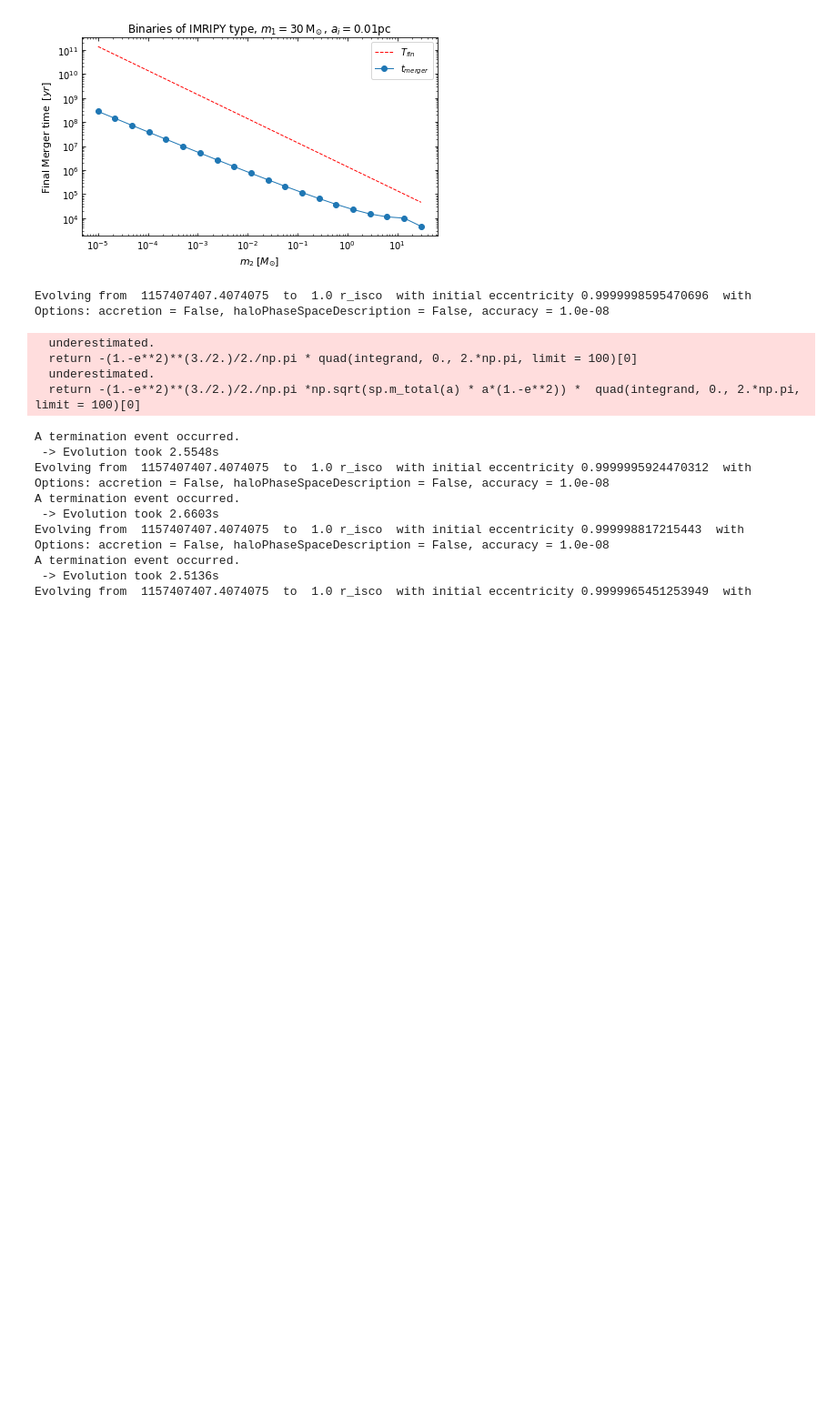
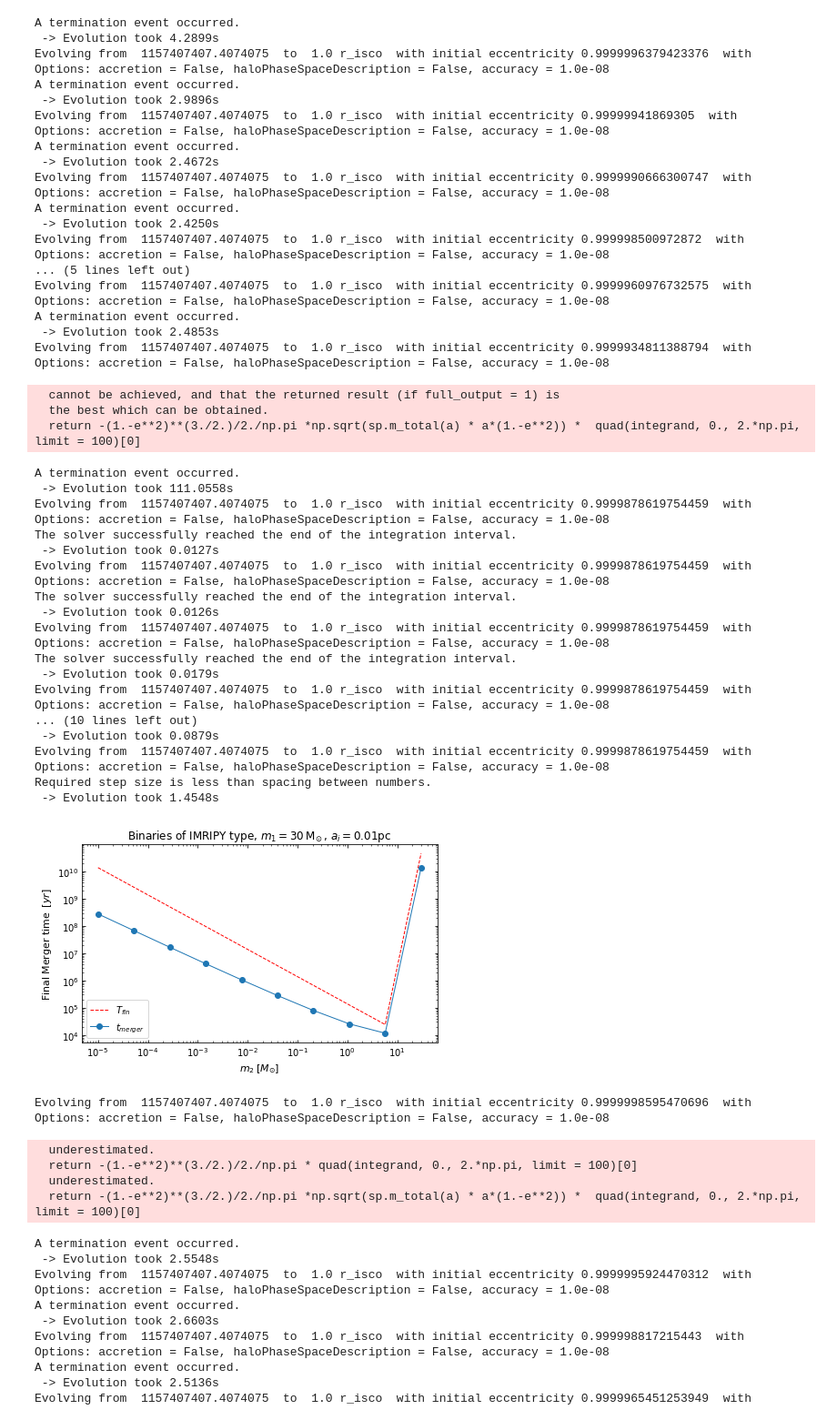
Before and after one commit to pratibhajangra591/Ifca-github, a Jupyter notebook: tm_imripy.ipynb, the cells around one changed output. Shown at 91% size. Cells and saved outputs as stored; diff of their text form; code cells hidden in the pictures; blank space fills up the shorter version.

```diff
--- a/tm_imripy.ipynb
+++ b/tm_imripy.ipynb
@@ -32,7 +32,7 @@ year_to_pc = 0.3064
 
 
 
-m_2 = np.geomspace(1e-5, 30, 20)
+m_2 = np.geomspace(1e-5, 30, 10)
 
 m_2_list = m_2.tolist()
 
@@ -130,21 +128,18 @@ for i, m_2 in enumerate(m_2_list):
     ev_ecc = imripy.inspiral.Classic.Evolve(sp, a_i, e0,  a_fin = R_fin, t_fin = T)
     tm = ev_ecc.t[-1]
 
-    if  T/tm > 10:
-        T = T
-    elif T/tm < 1:
-        T = T * 4
+    while T/tm == 1:
+        T = T * 10
         ev_ecc = imripy.inspiral.Classic.Evolve(sp, a_i, e0,  a_fin = R_fin, t_fin = T)
         tm = ev_ecc.t[-1]
-    elif T/tm == 1:
-        T = T
+
 
 
 
 
 
     tm_list[i] = tm/ms.year_to_pc
-    T_list[i] =  T*10/ms.year_to_pc
+    T_list[i] =  T/ms.year_to_pc
 
 
 
@@ -196,4 +171,41 @@ The solver successfully reached the end of the integration interval.
+A termination event occurred.
+ -> Evolution took 4.2899s
+Evolving from  1157407407.4074075  to  1.0 r_isco  with initial eccentricity 0.9999996379423376  with  Options: accretion = False, haloPhaseSpaceDescription = False, accuracy = 1.0e-08
+A termination event occurred.
+ -> Evolution took 2.9896s
+Evolving from  1157407407.4074075  to  1.0 r_isco  with initial eccentricity 0.99999941869305  with  Options: accretion = False, haloPhaseSpaceDescription = False, accuracy = 1.0e-08
+A termination event occurred.
+ -> Evolution took 2.4672s
+Evolving from  1157407407.4074075  to  1.0 r_isco  with initial eccentricity 0.9999990666300747  with  Options: accretion = False, haloPhaseSpaceDescription = False, accuracy = 1.0e-08
+A termination event occurred.
+ -> Evolution took 2.4250s
+Evolving from  1157407407.4074075  to  1.0 r_isco  with initial eccentricity 0.999998500972872  with  Options: accretion = False, haloPhaseSpaceDescription = False, accuracy = 1.0e-08
+... (5 lines left out)
+Evolving from  1157407407.4074075  to  1.0 r_isco  with initial eccentricity 0.9999960976732575  with  Options: accretion = False, haloPhaseSpaceDescription = False, accuracy = 1.0e-08
+A termination event occurred.
+ -> Evolution took 2.4853s
+Evolving from  1157407407.4074075  to  1.0 r_isco  with initial eccentricity 0.9999934811388794  with  Options: accretion = False, haloPhaseSpaceDescription = False, accuracy = 1.0e-08
+  cannot be achieved, and that the returned result (if full_output = 1) is
+  the best which can be obtained.
+  return -(1.-e**2)**(3./2.)/2./np.pi *np.sqrt(sp.m_total(a) * a*(1.-e**2)) *  quad(integrand, 0., 2.*np.pi, limit = 100)[0]
+A termination event occurred.
+ -> Evolution took 111.0558s
+Evolving from  1157407407.4074075  to  1.0 r_isco  with initial eccentricity 0.9999878619754459  with  Options: accretion = False, haloPhaseSpaceDescription = False, accuracy = 1.0e-08
+The solver successfully reached the end of the integration interval.
+ -> Evolution took 0.0127s
+Evolving from  1157407407.4074075  to  1.0 r_isco  with initial eccentricity 0.9999878619754459  with  Options: accretion = False, haloPhaseSpaceDescription = False, accuracy = 1.0e-08
+The solver successfully reached the end of the integration interval.
+ -> Evolution took 0.0126s
+Evolving from  1157407407.4074075  to  1.0 r_isco  with initial eccentricity 0.9999878619754459  with  Options: accretion = False, haloPhaseSpaceDescription = False, accuracy = 1.0e-08
+The solver successfully reached the end of the integration interval.
+ -> Evolution took 0.0179s
+Evolving from  1157407407.4074075  to  1.0 r_isco  with initial eccentricity 0.9999878619754459  with  Options: accretion = False, haloPhaseSpaceDescription = False, accuracy = 1.0e-08
+... (10 lines left out)
+ -> Evolution took 0.0879s
+Evolving from  1157407407.4074075  to  1.0 r_isco  with initial eccentricity 0.9999878619754459  with  Options: accretion = False, haloPhaseSpaceDescription = False, accuracy = 1.0e-08
+Required step size is less than spacing between numbers.
+ -> Evolution took 1.4548s
-[figure, old version]
+[figure, new version]
 # %%
 # Setting initial and final conditions of the binary evolution for an eccentric orbi
 
```
Also changed, not shown: parts of 2 cells of this notebook.
